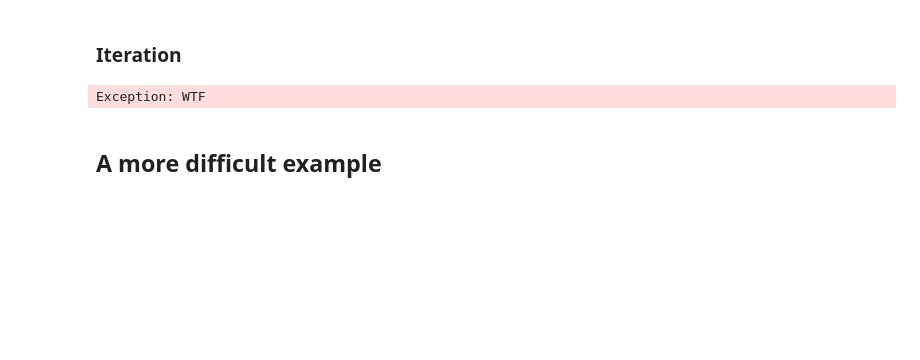
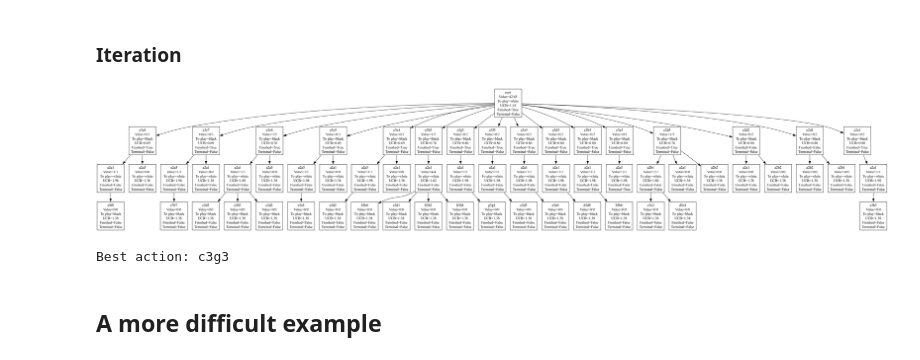
Before and after one commit to EAndrade-Lotero/ChessFinalistMCTS, a Jupyter notebook: notebooks/test_trees.ipynb, the cells around one changed output. Drawn from its saved outputs; the diff is of its cells as text; code cells hidden in the pictures; blank space fills up the shorter version.

```diff
--- a/notebooks/test_trees.ipynb
+++ b/notebooks/test_trees.ipynb
@@ -192,7 +192,7 @@ params = {
     "sim_limit": 50,
     "ucb_constant": 1 / np.sqrt(2),
     "beam_width": np.inf,
-    "n_iterations": 44,
+    "n_iterations": 500,
     "rng":rng
 }
 
@@ -200,37 +200,39 @@ tree = GameSearchTree(
     root=state,
     game=game,
     rollout_policy=random_policy,
     **params
 )
 
 counter = 0
 while counter < tree.n_iterations:
 
     # Step 1: Node selection
     node = tree.select_ucb()
     if node is None:
         raise Exception(f"Ooops, no ucb selection from node {node}")
     if node.is_fully_expanded():
         raise Exception(f"Ooops, no expansion from node {node}")
 
     # Step 2: Expansion
     tree.expand_node(node)
 
     # Step 3: Rollout
     rollout_result = tree.make_rollout(node)
 
     # Step 4: Backpropagate
     tree.backpropagate(node, rollout_result)
 
     counter += 1
 
 png_data = tree.to_pydot().create_png()
 display(Image(png_data))
 # %% [output]
-Exception: WTF
+[figure, added]
 # %%
 best_root_action = tree.get_best_root_action()
 print('Best action:', best_root_action)
+# %% [output]
+Best action: c3g3
 # %% [markdown]
 ## A more difficult example
 # %%
```
Also changed, not shown: parts of 6 cells of this notebook, 1 other file.
